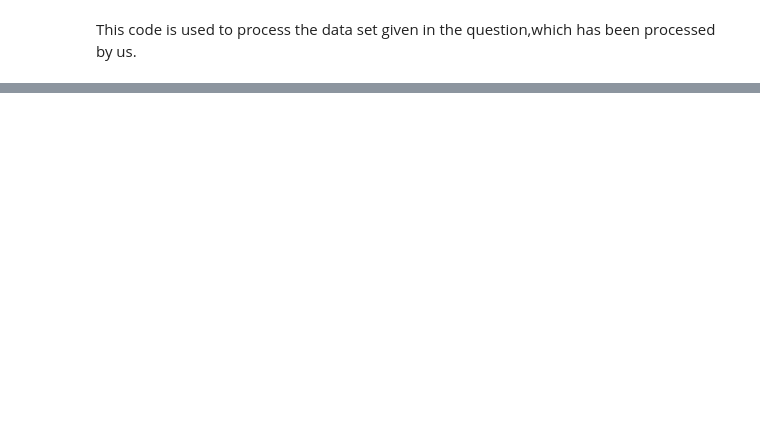
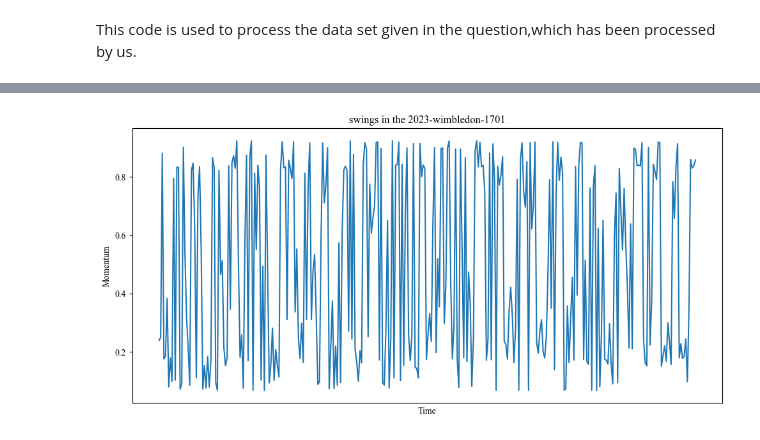
Before and after one commit to curryfromuestc/2024_MCM_C, a Jupyter notebook: code/for_male_tennis.ipynb, the cells around one changed output, grey strips where cells are left out. Cells and saved outputs as stored; diff of their text form; code cells hidden in the pictures; blank space fills up the shorter version.

```diff
--- a/code/for_male_tennis.ipynb
+++ b/code/for_male_tennis.ipynb
@@ -187,0 +189,20 @@ SetPredictor(
+# %%
+dataflow = pd.read_csv('/Users/curryyang/code/2024_MCM_C_UESTC/exported_datasets/exported.csv')
+x = dataflow['time'].iloc[6952:7286]
+y = dataflow['Predicted_Value'].iloc[6952:7286]
+plt.figure(figsize=(10, 5))
+plt.plot(x, y)
+ax = plt.gca()
+
+# 隐藏x轴的刻度
+ax.set_xticks([])
+
+# 隐藏x轴的刻度标签（如果需要）
+ax.set_xticklabels([])
+plt.xlabel('Time')
+plt.ylabel('Momentum')
+plt.title('swings in the 2023-wimbledon-1701')
+plt.tight_layout()
+plt.show()
+# %% [output]
+[figure, added]
```
Also changed, not shown: parts of 1 cell of this notebook, 5 other files.
